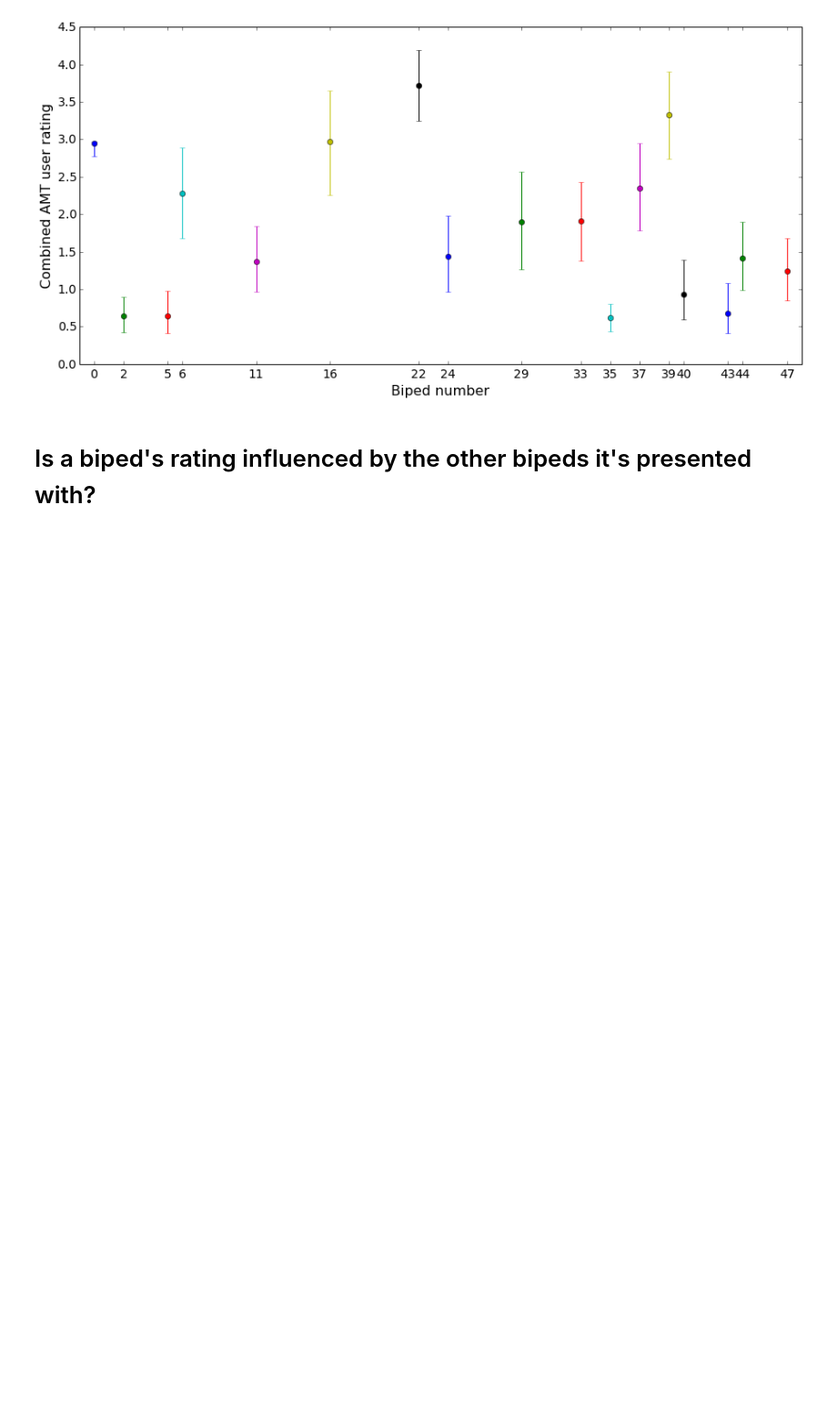
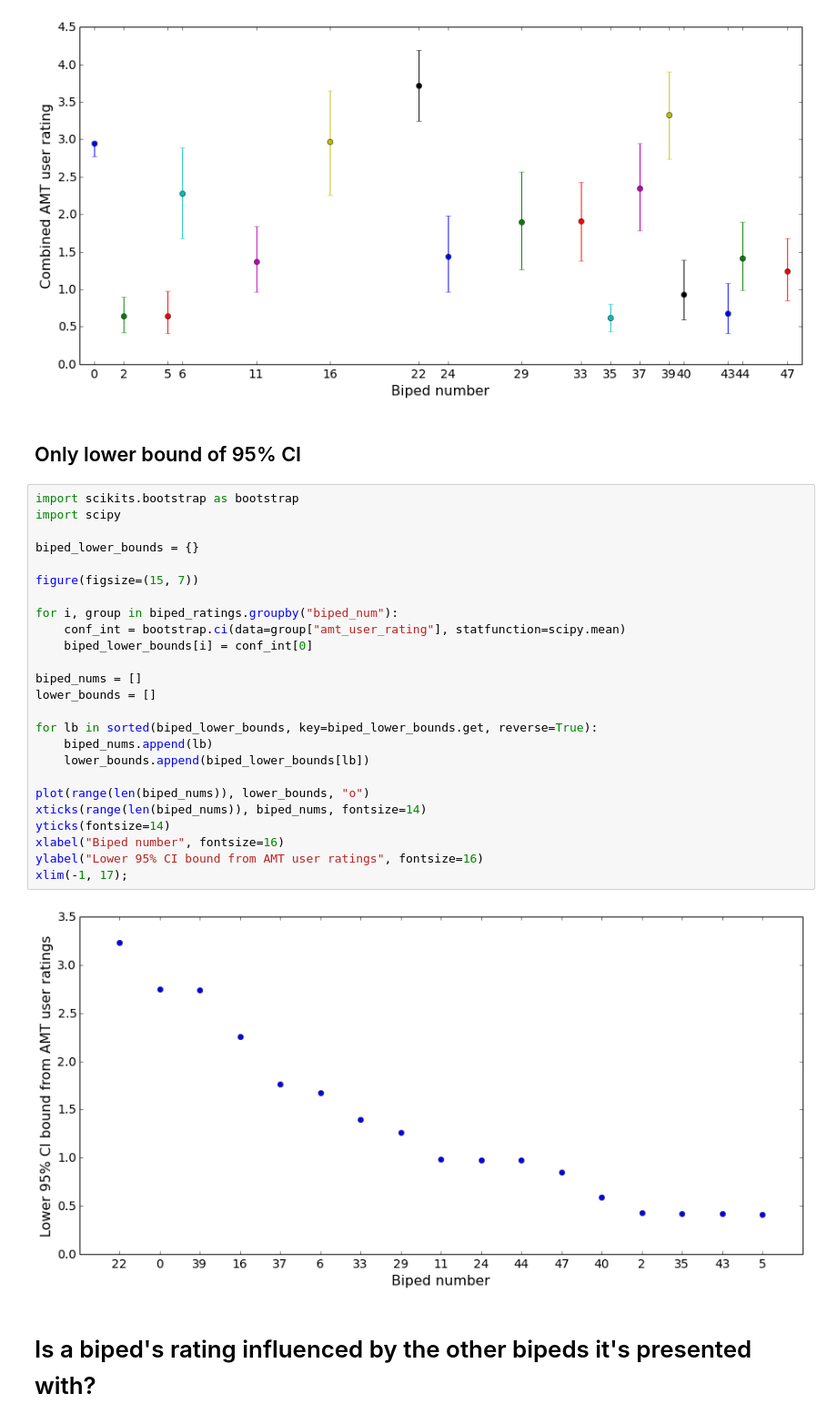
Before and after one commit to rhiever/AMT-biped-analysis, a Jupyter notebook: Biped AMT ratings.ipynb, the cells around one changed output. Shown at 91% size. Drawn from its saved outputs; the diff is of its cells as text; blank space fills up the shorter version.

Commit message:
Order AMT ratings by lower bound of 95% CI

```diff
--- a/Biped AMT ratings.ipynb
+++ b/Biped AMT ratings.ipynb
@@ -69,6 +69,35 @@ xlim(-1, 48);
 # %% [output]
 ''
 [figure]
+# %% [markdown]
+## Only lower bound of 95% CI
+# %%
+import scikits.bootstrap as bootstrap
+import scipy
+
+biped_lower_bounds = {}
+
+figure(figsize=(15, 7))
+
+for i, group in biped_ratings.groupby("biped_num"):
+    conf_int = bootstrap.ci(data=group["amt_user_rating"], statfunction=scipy.mean)
+    biped_lower_bounds[i] = conf_int[0]
+
+biped_nums = []
+lower_bounds = []
+
+for lb in sorted(biped_lower_bounds, key=biped_lower_bounds.get, reverse=True):
+    biped_nums.append(lb)
+    lower_bounds.append(biped_lower_bounds[lb])
+
+plot(range(len(biped_nums)), lower_bounds, "o")
+xticks(range(len(biped_nums)), biped_nums, fontsize=14)
+yticks(fontsize=14)
+xlabel("Biped number", fontsize=16)
+ylabel("Lower 95% CI bound from AMT user ratings", fontsize=16)
+xlim(-1, 17);
+# %% [output]
+[figure, added]
 # %% [markdown]
 # Is a biped's rating influenced by the other bipeds it's presented with?
 # %% [markdown]
```
